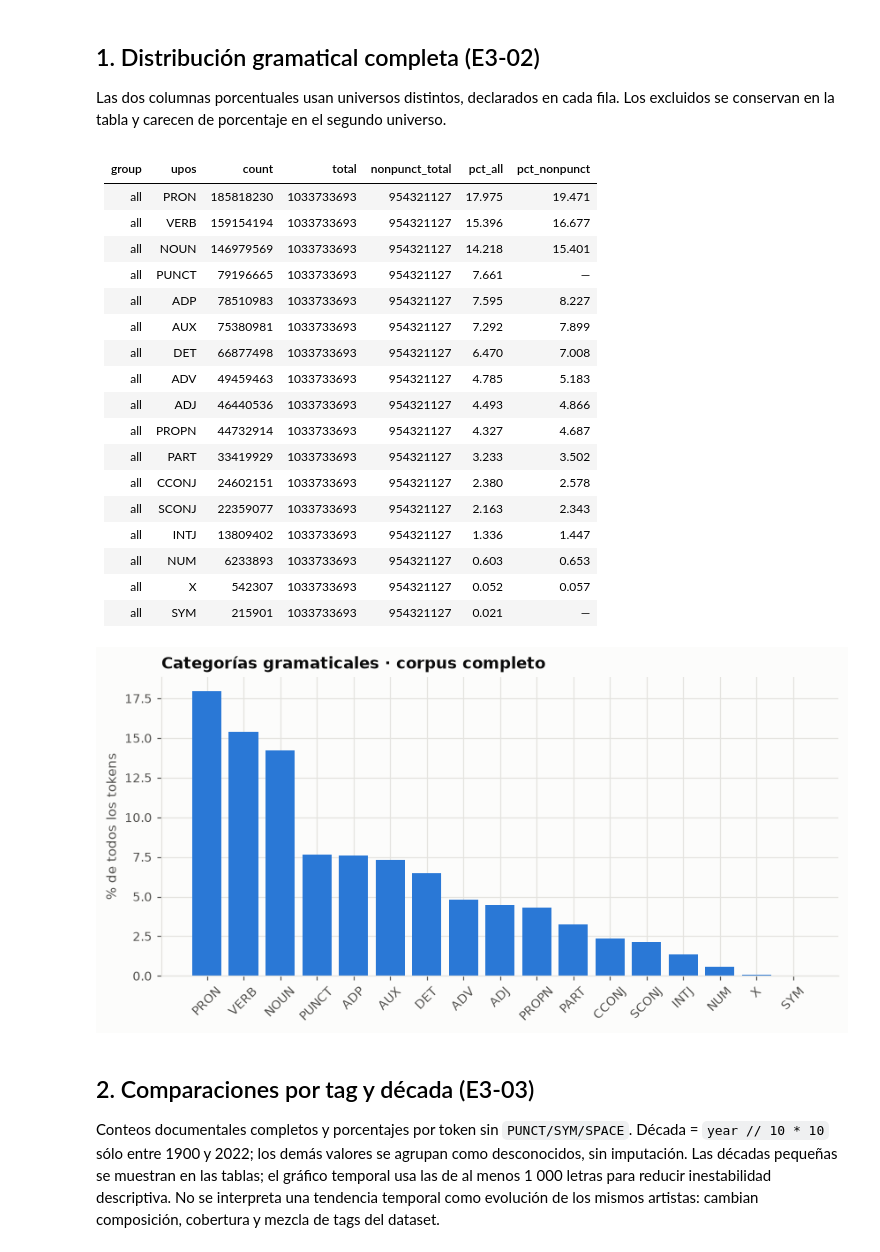
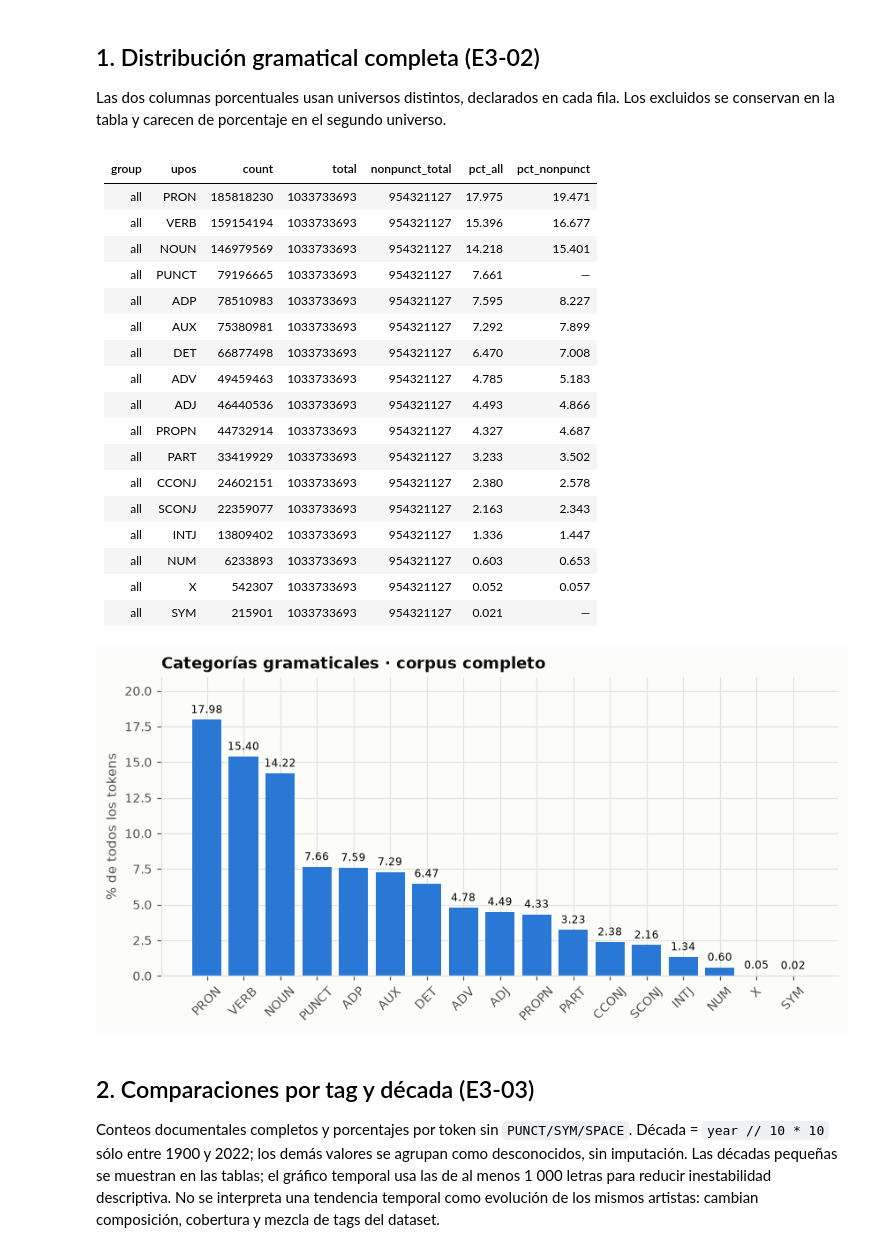
Before and after one commit to BrunoRuizJuar/Sonora, a Jupyter notebook: notebooks/evidencias/E3_morfosintaxis.ipynb, the cells around one changed output. Drawn from its saved outputs; the diff is of its cells as text; code cells hidden in the pictures.

```diff
--- a/notebooks/evidencias/E3_morfosintaxis.ipynb
+++ b/notebooks/evidencias/E3_morfosintaxis.ipynb
@@ -71,33 +71,35 @@ Los excluidos se conservan en la tabla y carecen de porcentaje en el segundo uni
 # %%
 show(global_pos)
 assert abs(sum(r['pct_all'] for r in global_pos)-100) < 1e-8
 assert abs(sum(r['pct_nonpunct'] or 0 for r in global_pos)-100) < 1e-8
 fig, ax = plt.subplots(figsize=(9,4))
 ax.bar([r['upos'] for r in global_pos], [r['pct_all'] for r in global_pos], color=viz.SEQUENTIAL)
 ax.set(ylabel='% de todos los tokens', title='Categorías gramaticales · corpus completo')
 ax.tick_params(axis='x', rotation=45)
+ax.bar_label(ax.containers[0], fmt='%.2f', fontsize=8, padding=3)
+ax.set_ylim(0, 21)
 viz.save(fig, FIG/'pos_global.png'); plt.show()
 # %% [output]
 | group | upos | count | total | nonpunct_total | pct_all | pct_nonpunct |
 |---|---|---|---|---|---|---|
 | all | PRON | 185818230 | 1033733693 | 954321127 | 17.975 | 19.471 |
 | all | VERB | 159154194 | 1033733693 | 954321127 | 15.396 | 16.677 |
 | all | NOUN | 146979569 | 1033733693 | 954321127 | 14.218 | 15.401 |
 | all | PUNCT | 79196665 | 1033733693 | 954321127 | 7.661 | — |
 | all | ADP | 78510983 | 1033733693 | 954321127 | 7.595 | 8.227 |
 | all | AUX | 75380981 | 1033733693 | 954321127 | 7.292 | 7.899 |
 | all | DET | 66877498 | 1033733693 | 954321127 | 6.470 | 7.008 |
 | all | ADV | 49459463 | 1033733693 | 954321127 | 4.785 | 5.183 |
 | all | ADJ | 46440536 | 1033733693 | 954321127 | 4.493 | 4.866 |
 | all | PROPN | 44732914 | 1033733693 | 954321127 | 4.327 | 4.687 |
 | all | PART | 33419929 | 1033733693 | 954321127 | 3.233 | 3.502 |
 | all | CCONJ | 24602151 | 1033733693 | 954321127 | 2.380 | 2.578 |
 | all | SCONJ | 22359077 | 1033733693 | 954321127 | 2.163 | 2.343 |
 | all | INTJ | 13809402 | 1033733693 | 954321127 | 1.336 | 1.447 |
 | all | NUM | 6233893 | 1033733693 | 954321127 | 0.603 | 0.653 |
 | all | X | 542307 | 1033733693 | 954321127 | 0.052 | 0.057 |
 | all | SYM | 215901 | 1033733693 | 954321127 | 0.021 | — |
-[figure, old version]
+[figure, new version]
 # %% [markdown]
 ## 2. Comparaciones por tag y década (E3-03)
 
```
Also changed, not shown: parts of 3 cells of this notebook, 35 other files.
